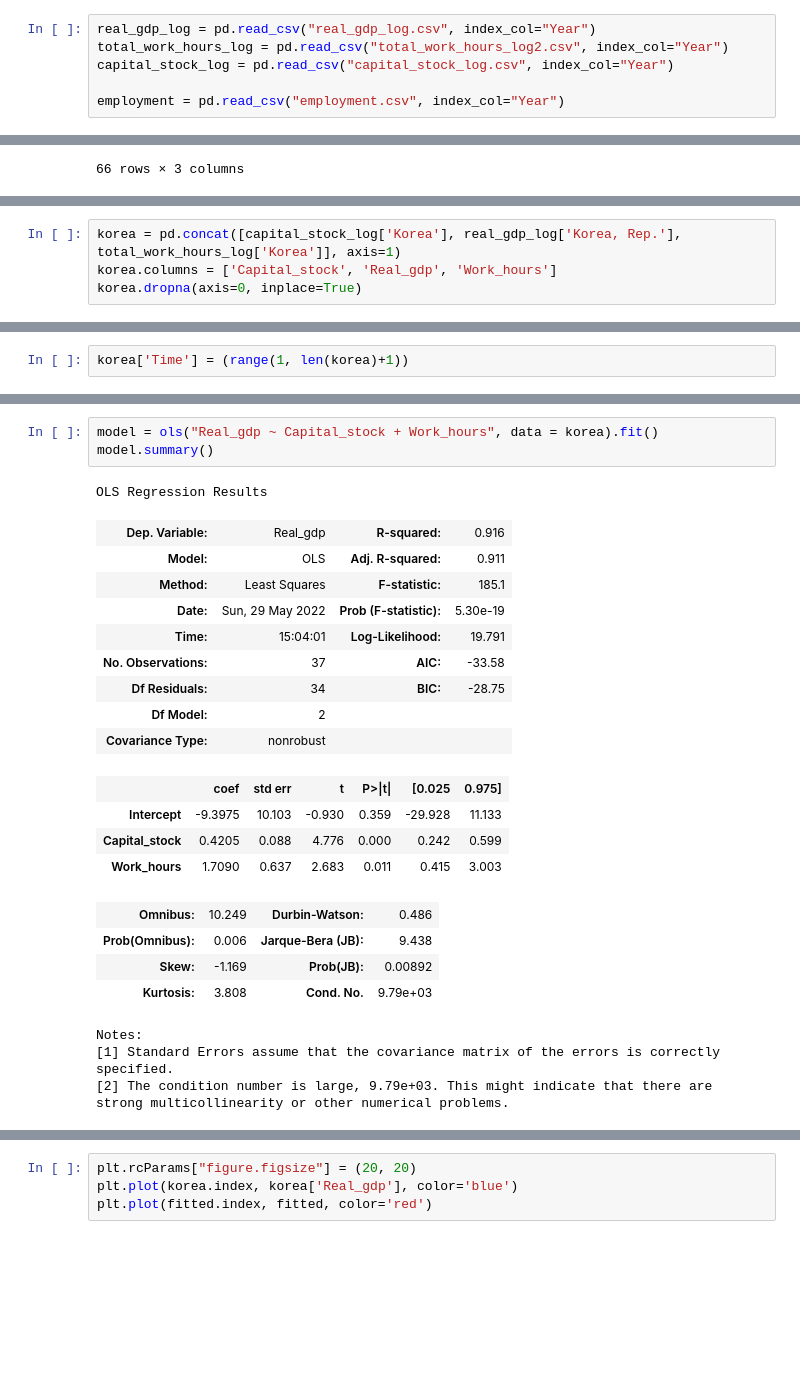
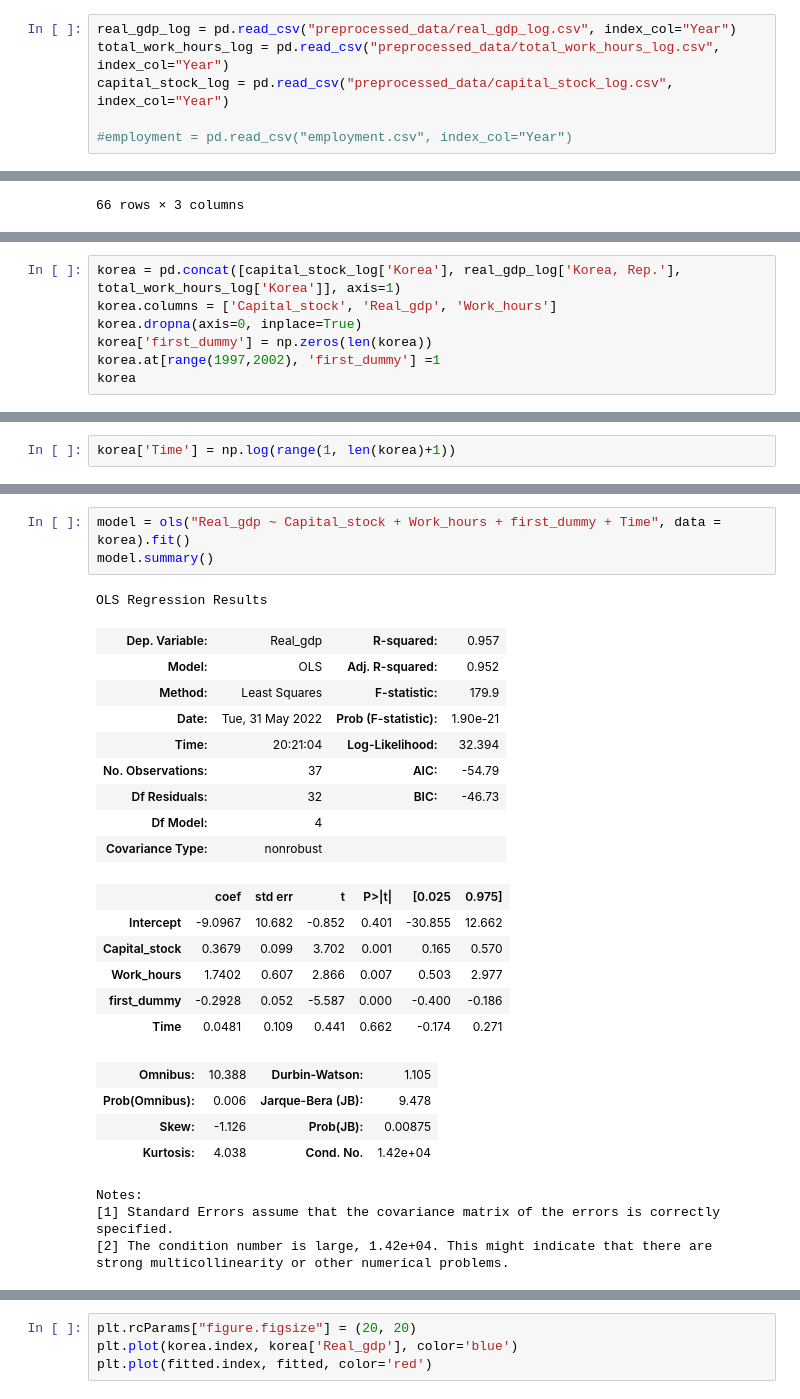
Before and after one commit to jonghwi-kim/Cobb-Douglas-production-function, a Jupyter notebook: regression.ipynb, the cells around one changed output, grey strips where cells are left out. Saved outputs shown, nothing was run; the diff lists cells and outputs as text; blank space fills up the shorter version.

```diff
--- a/regression.ipynb
+++ b/regression.ipynb
@@ -9,6 +12,6 @@ import seaborn as sns
 # %%
-real_gdp_log = pd.read_csv("real_gdp_log.csv", index_col="Year")
-total_work_hours_log = pd.read_csv("total_work_hours_log2.csv", index_col="Year")
-capital_stock_log = pd.read_csv("capital_stock_log.csv", index_col="Year")
+real_gdp_log = pd.read_csv("preprocessed_data/real_gdp_log.csv", index_col="Year")
+total_work_hours_log = pd.read_csv("preprocessed_data/total_work_hours_log.csv", index_col="Year")
+capital_stock_log = pd.read_csv("preprocessed_data/capital_stock_log.csv", index_col="Year")
 
-employment = pd.read_csv("employment.csv", index_col="Year")
+#employment = pd.read_csv("employment.csv", index_col="Year")
@@ -258,3 +641,6 @@ capital_stock_log
 korea = pd.concat([capital_stock_log['Korea'], real_gdp_log['Korea, Rep.'], total_work_hours_log['Korea']], axis=1)
 korea.columns = ['Capital_stock', 'Real_gdp', 'Work_hours']
 korea.dropna(axis=0, inplace=True)
+korea['first_dummy'] = np.zeros(len(korea))
+korea.at[range(1997,2002), 'first_dummy'] =1
+korea
@@ -261,2 +666,2 @@ korea.dropna(axis=0, inplace=True)
 # %%
-korea['Time'] = (range(1, len(korea)+1))
+korea['Time'] = np.log(range(1, len(korea)+1))
@@ -284,28 +668,30 @@ korea
 # %%
-model = ols("Real_gdp ~ Capital_stock + Work_hours", data = korea).fit()
+model = ols("Real_gdp ~ Capital_stock + Work_hours + first_dummy + Time", data = korea).fit()
 model.summary()
 # %% [output]
 OLS Regression Results
-| Dep. Variable: | Real_gdp | R-squared: | 0.916 |
-| Model: | OLS | Adj. R-squared: | 0.911 |
-| Method: | Least Squares | F-statistic: | 185.1 |
-| Date: | Sun, 29 May 2022 | Prob (F-statistic): | 5.30e-19 |
-| Time: | 15:04:01 | Log-Likelihood: | 19.791 |
-| No. Observations: | 37 | AIC: | -33.58 |
-| Df Residuals: | 34 | BIC: | -28.75 |
-| Df Model: | 2 |  |  |
+| Dep. Variable: | Real_gdp | R-squared: | 0.957 |
+| Model: | OLS | Adj. R-squared: | 0.952 |
+| Method: | Least Squares | F-statistic: | 179.9 |
+| Date: | Tue, 31 May 2022 | Prob (F-statistic): | 1.90e-21 |
+| Time: | 20:21:04 | Log-Likelihood: | 32.394 |
+| No. Observations: | 37 | AIC: | -54.79 |
+| Df Residuals: | 32 | BIC: | -46.73 |
+| Df Model: | 4 |  |  |
 | Covariance Type: | nonrobust |  |  |
 |  | coef | std err | t | P>|t| | [0.025 | 0.975] |
-| Intercept | -9.3975 | 10.103 | -0.930 | 0.359 | -29.928 | 11.133 |
-| Capital_stock | 0.4205 | 0.088 | 4.776 | 0.000 | 0.242 | 0.599 |
-| Work_hours | 1.7090 | 0.637 | 2.683 | 0.011 | 0.415 | 3.003 |
+| Intercept | -9.0967 | 10.682 | -0.852 | 0.401 | -30.855 | 12.662 |
+| Capital_stock | 0.3679 | 0.099 | 3.702 | 0.001 | 0.165 | 0.570 |
+| Work_hours | 1.7402 | 0.607 | 2.866 | 0.007 | 0.503 | 2.977 |
+| first_dummy | -0.2928 | 0.052 | -5.587 | 0.000 | -0.400 | -0.186 |
+| Time | 0.0481 | 0.109 | 0.441 | 0.662 | -0.174 | 0.271 |
-| Omnibus: | 10.249 | Durbin-Watson: | 0.486 |
-| Prob(Omnibus): | 0.006 | Jarque-Bera (JB): | 9.438 |
-| Skew: | -1.169 | Prob(JB): | 0.00892 |
-| Kurtosis: | 3.808 | Cond. No. | 9.79e+03 |
+| Omnibus: | 10.388 | Durbin-Watson: | 1.105 |
+| Prob(Omnibus): | 0.006 | Jarque-Bera (JB): | 9.478 |
+| Skew: | -1.126 | Prob(JB): | 0.00875 |
+| Kurtosis: | 4.038 | Cond. No. | 1.42e+04 |
 Notes:
 [1] Standard Errors assume that the covariance matrix of the errors is correctly specified.
-[2] The condition number is large, 9.79e+03. This might indicate that there are
+[2] The condition number is large, 1.42e+04. This might indicate that there are
 strong multicollinearity or other numerical problems.
 # %%
 fitted = model.predict(korea)
```
Also changed, not shown: parts of 45 cells of this notebook.
